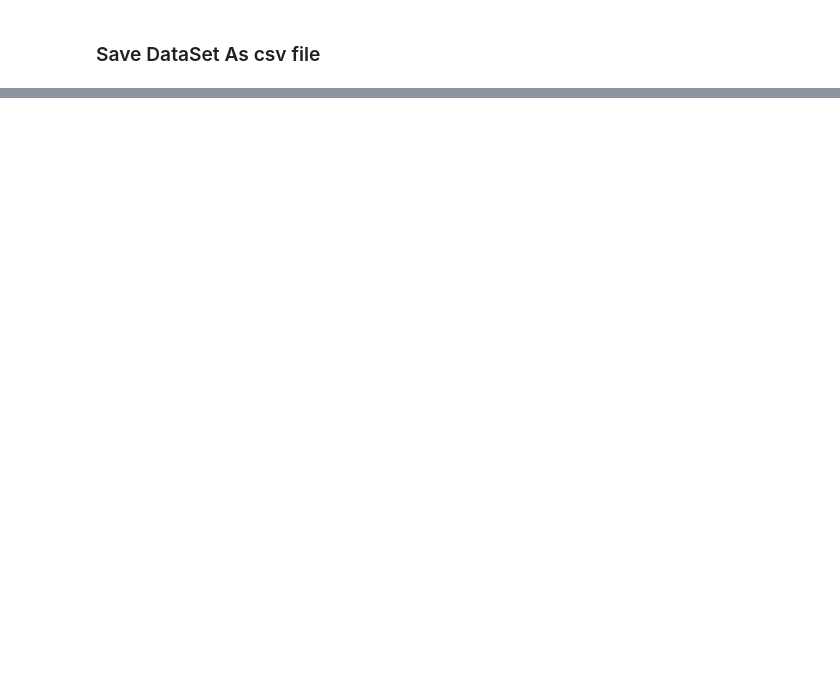
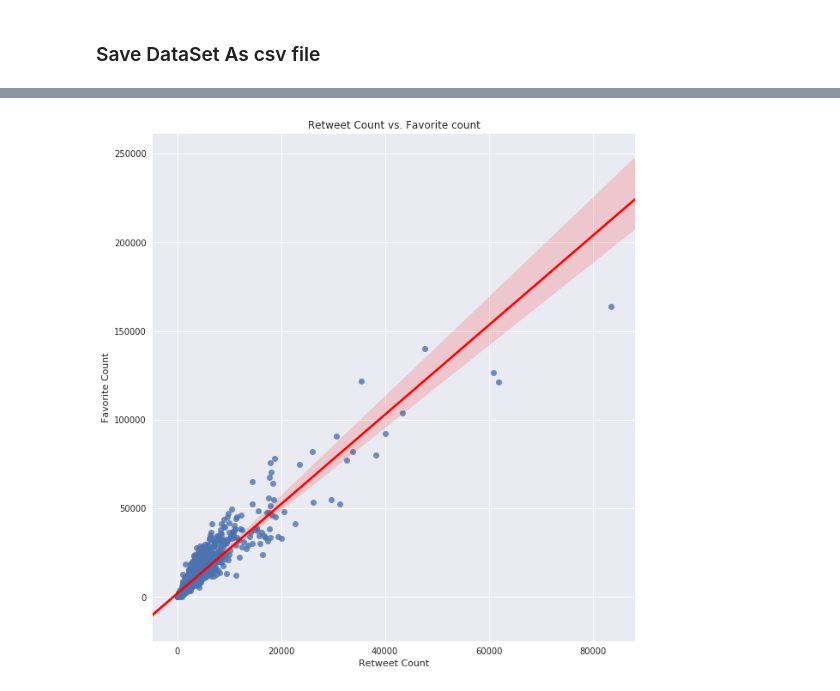
Before and after one commit to faizzal/Wrangling-Data-and-Analysis-WeRateDog, a Jupyter notebook: wrangle_act.ipynb, the cells around one changed output, grey strips where cells are left out. Drawn from its saved outputs; the diff is of its cells as text; code cells hidden in the pictures; blank space fills up the shorter version.

```diff
--- a/wrangle_act.ipynb
+++ b/wrangle_act.ipynb
@@ -923,0 +936,2 @@ Tweet_Arch_clean.to_csv('twitter_archive_master.csv')
+# %%
+df=pd.read_csv('twitter_archive_master.csv')
@@ -923,0 +947,2 @@ Tweet_Arch_clean.to_csv('twitter_archive_master.csv')
+# %%
+df['timestamp'] = pd.to_datetime(df['timestamp'])
@@ -923,0 +970,9 @@ Tweet_Arch_clean.to_csv('twitter_archive_master.csv')
+# %%
+sns.set(color_codes=True)
+sns.lmplot(x="retweet_count",y="favorite_count", data=df, size = 9, line_kws={'color': 'red'})
+plt.title(' Retweet Count vs. Favorite count ')
+plt.xlabel('Retweet Count')
+plt.ylabel('Favorite Count');
+plt.savefig('Retweet Count vs. Favorite count.png')
+# %% [output]
+[figure, added]
```
Also changed, not shown: parts of 26 cells of this notebook.
